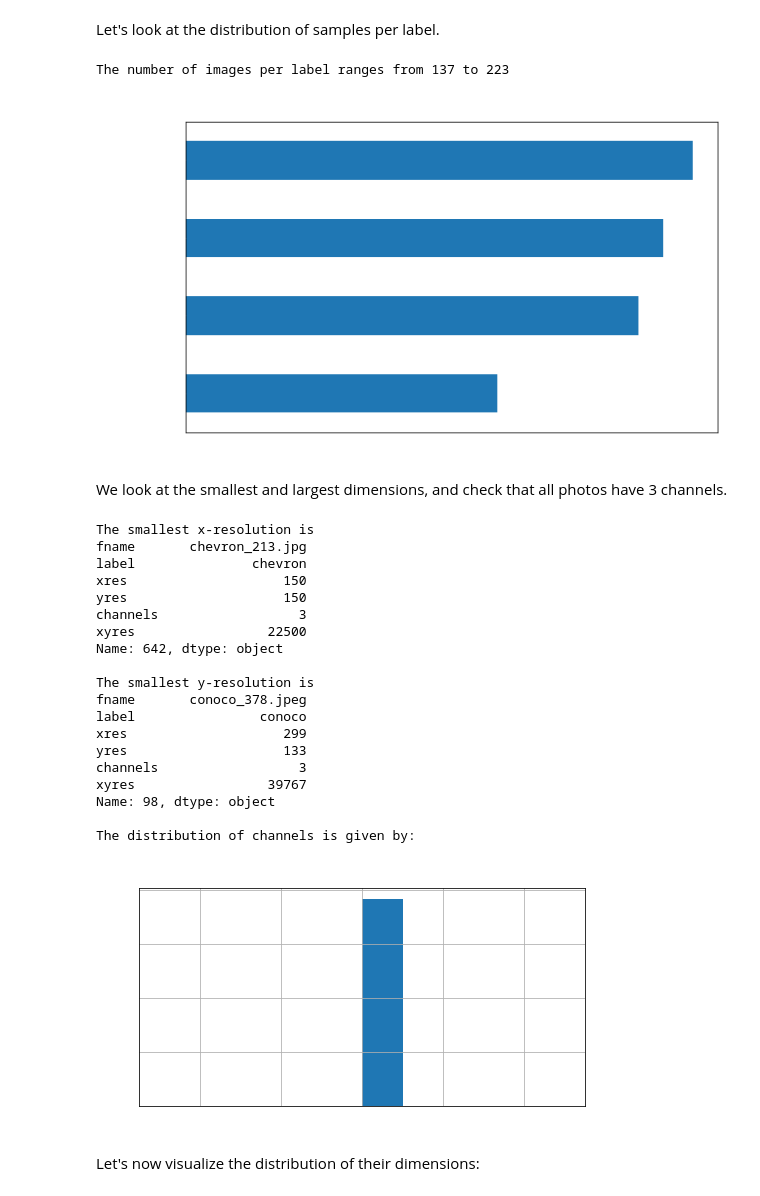
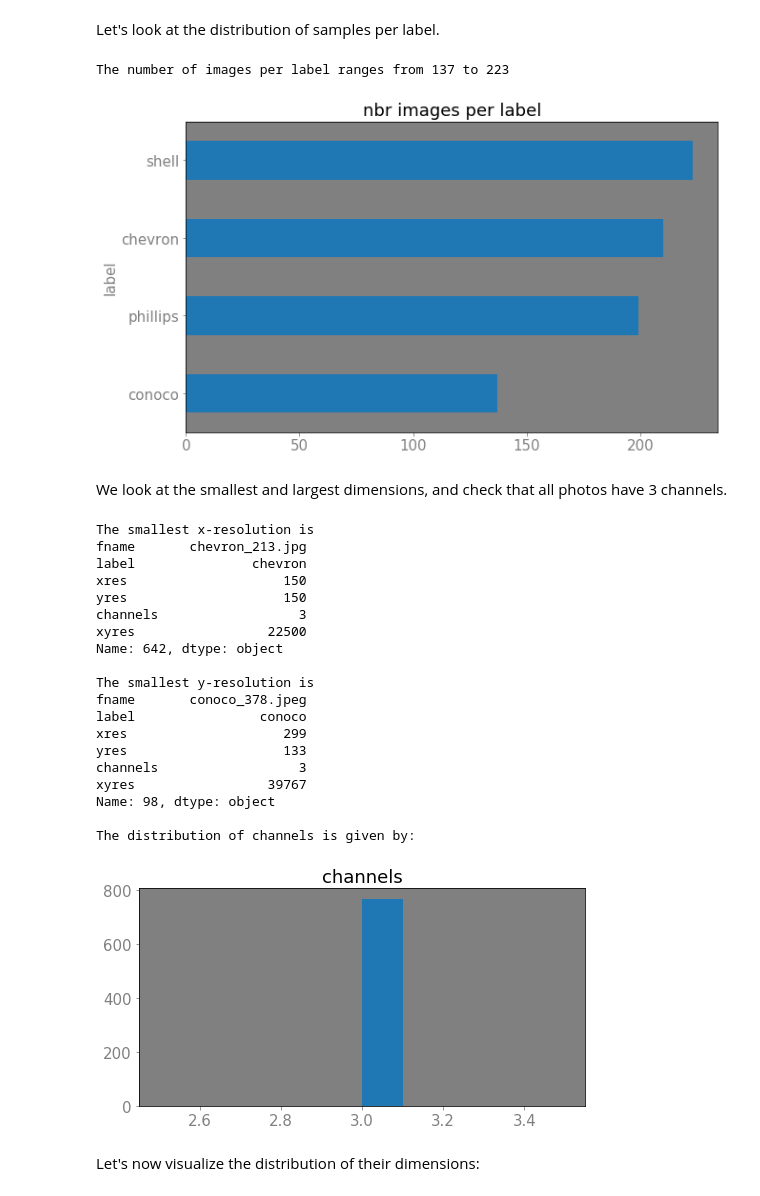
Before and after one commit to gheorghebg11/Shell, a Jupyter notebook: Shell.ipynb, the cells around one changed output. Cells and saved outputs as stored; diff of their text form; code cells hidden in the pictures.

```diff
--- a/Shell.ipynb
+++ b/Shell.ipynb
@@ -66,11 +69,11 @@ from albumentations import Compose
 import albumentations.augmentations.transforms as alb
 
 import matplotlib.pyplot as plt
-plt.rcParams['axes.facecolor'] = 'white'
-plt.rcParams['xtick.color'] = 'white'
-plt.rcParams['ytick.color'] = 'white'
-plt.rcParams['axes.labelcolor'] = 'white'
-plt.rcParams['text.color'] = 'white'
+plt.rcParams['axes.facecolor'] = 'gray'
+plt.rcParams['xtick.color'] = 'gray'
+plt.rcParams['ytick.color'] = 'gray'
+plt.rcParams['axes.labelcolor'] = 'gray'
+plt.rcParams['text.color'] = 'black'
 plt.rcParams['font.size'] = 15
 
 import pandas as pd
@@ -156,37 +159,37 @@ plot = category_group.sort_values(ascending=True, by='counts').plot(kind='barh',
 plt.show()
 # %% [output]
 The number of images per label ranges from 137 to 223
-[figure, old version]
+[figure, new version]
 # %% [markdown]
 We look at the smallest and largest dimensions, and check that all photos have 3 channels.
 # %%
 print(f'The smallest x-resolution is \n{train.loc[train.xres.idxmin()]}\n')
 print(f'The smallest y-resolution is \n{train.loc[train.yres.idxmin()]}\n')
 
 print('The distribution of channels is given by:')
-train.hist(column='channels', figsize=(8,4))
+train.hist(column='channels', figsize=(8,4), grid=False)
 plt.show()
 # %% [output]
 The smallest x-resolution is
 fname       chevron_213.jpg
 label               chevron
 xres                    150
 yres                    150
 channels                  3
 xyres                 22500
 Name: 642, dtype: object
 
 The smallest y-resolution is
 fname       conoco_378.jpeg
 label                conoco
 xres                    299
 yres                    133
 channels                  3
 xyres                 39767
 Name: 98, dtype: object
 
 The distribution of channels is given by:
-[figure, old version]
+[figure, new version]
 # %% [markdown]
 Let's now visualize the distribution of their dimensions:
 # %%
```
Also changed, not shown: parts of 30 cells of this notebook.
